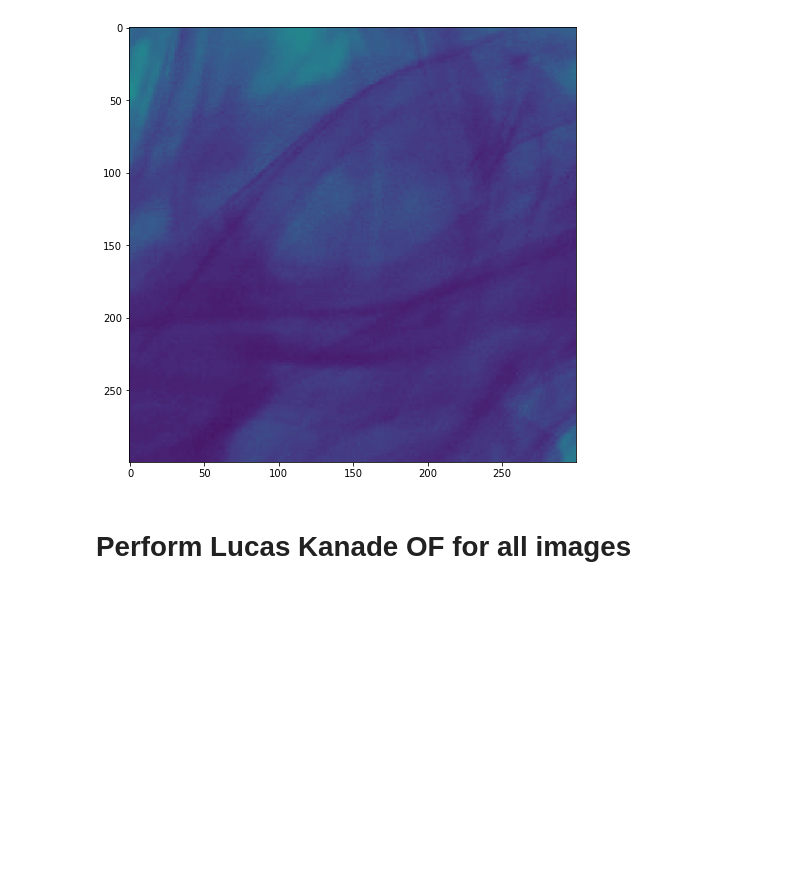
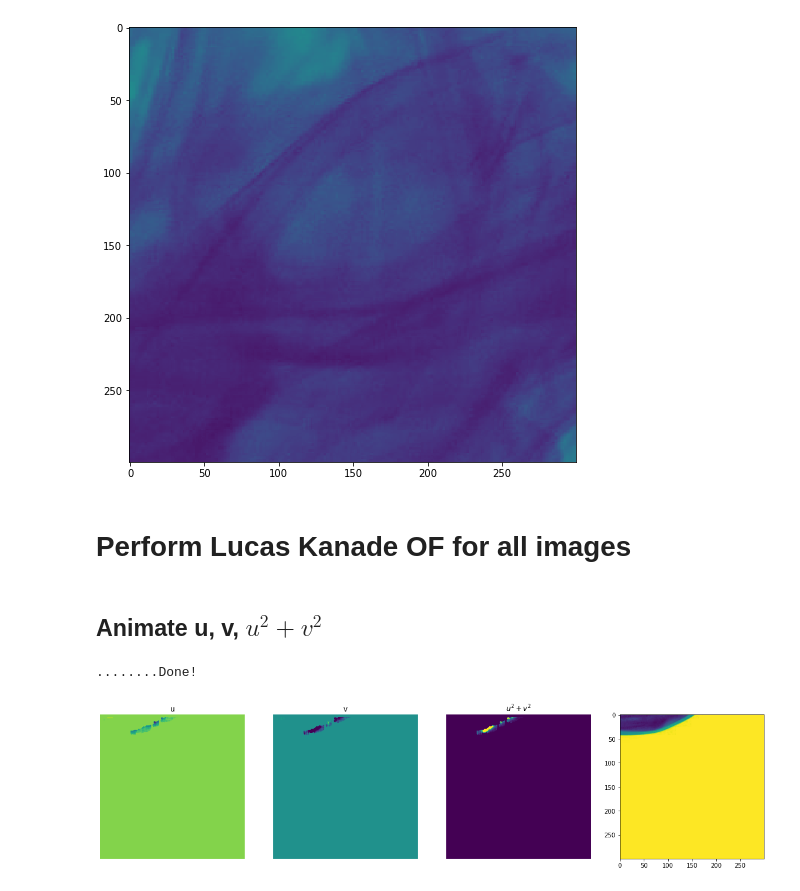
Before and after one commit to pakhuiying/optical_flow_fluid, a Jupyter notebook: Lucas_Kanade.ipynb, the cells around one changed output. Saved outputs shown, nothing was run; the diff lists cells and outputs as text; code cells hidden in the pictures; blank space fills up the shorter version.

Commit message:
added Lucas_Kanada, Gunner_farneback algo

```diff
--- a/Lucas_Kanade.ipynb
+++ b/Lucas_Kanade.ipynb
@@ -158,7 +162,7 @@ def lucas_kanade(I1g, I2g, window_size, tau=1e-2):
                 continue
             else:
                 AtB = np.dot(At,b)
-                AtA_inverse = np.linalg.pinv(AtA)
+                AtA_inverse = np.linalg.inv(AtA)
                 nu = np.dot(AtA_inverse,AtB)
                 eig = np.linalg.eig(AtA)
                 if tau > np.min(eig[0]): #OF should not be computed
@@ -250,5 +254,64 @@ animate_frames(image_frames,fname='shifted_fluid',fps=30,nSeconds=5)
 [figure]
 # %% [markdown]
 # Perform Lucas Kanade OF for all images
-# %%
-u,v = lucas_kanade(im_stack[:,:,0], im_stack[:,:,1], 10, tau=1e-6)
+# %%
+def LK_OF(im_stack,window_size):
+    """
+    im_stack (np.array): a tensor where the row and col is the spatial image, and depth is the image taken diff time instance
+    """
+    u_stack = np.zeros(im_stack.shape)
+    v_stack = np.zeros(im_stack.shape)
+
+    for i in range(1,im_stack.shape[2]):
+        u,v = lucas_kanade(im_stack[:,:,i-1], im_stack[:,:,i], window_size, tau=1e-6)
+        u_stack[:,:,i-1] = u
+        v_stack[:,:,i-1] = v
+
+    return u_stack,v_stack
+
+u_stack,v_stack = LK_OF(im_stack,window_size=10)
+# %% [markdown]
+## Animate u, v, $u^2 + v^2$
+# %%
+def animate_u_v(im_stack,u_stack,v_stack,fname,fps=30):
+    fig, ax = plt.subplots(1,4,figsize=(20,5))
+    im_u = ax[0].imshow(u_stack[:,:,0])
+    im_v = ax[1].imshow(v_stack[:,:,0])
+    uv_sq = u_stack[:,:,0]**2 + v_stack[:,:,0]**2
+    im_sq = ax[2].imshow(uv_sq)
+    im = ax[3].imshow(im_stack[:,:,0])
+    axes = [im_u,im_v,im_sq,im]
+
+    for a,labels in zip(ax.flatten(),['u','v',r'$u^2 + v^2$']):
+        a.axis('off')
+        a.set_title(labels)
+
+    def animate_func(i):
+        if i % fps == 0:
+            print( '.', end ='' )
+
+        axes[0].set_array(u_stack[:,:,i])
+        axes[1].set_array(v_stack[:,:,i])
+        uv_sq = u_stack[:,:,i]**2 + v_stack[:,:,i]**2
+        axes[2].set_array(uv_sq)
+        axes[3].set_array(im_stack[:,:,i])
+
+        return axes
+
+    anim = animation.FuncAnimation(
+                                fig,
+                                animate_func,
+                                frames = u_stack.shape[2]-1,#nSeconds * fps,
+                                interval = 1000 / fps, # in ms
+                                )
+
+    anim.save('{}.mp4'.format(fname), fps=fps, extra_args=['-vcodec', 'libx264'])
+
+    print('Done!')
+    return
+
+
+animate_u_v(im_stack,u_stack,v_stack,'uv_subplots',fps=30)
+# %% [output]
+........Done!
+[figure, added]
```
Also changed, not shown: parts of 15 cells of this notebook, 16 other files.
